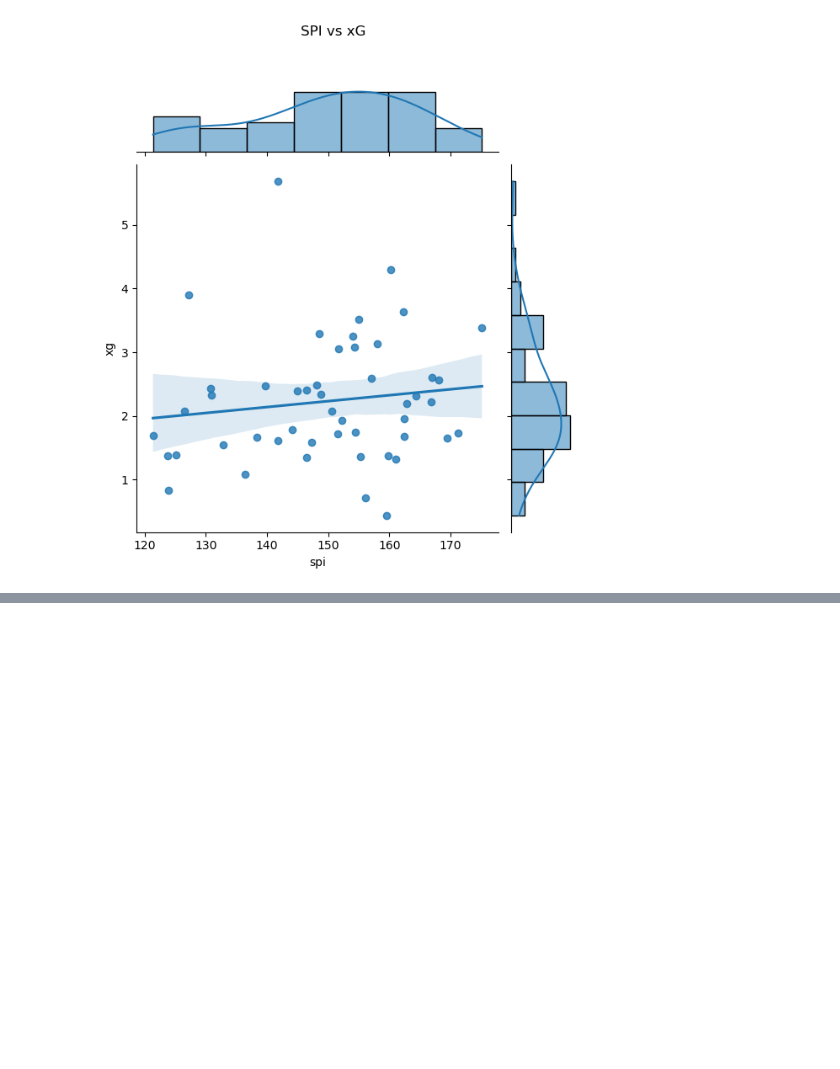
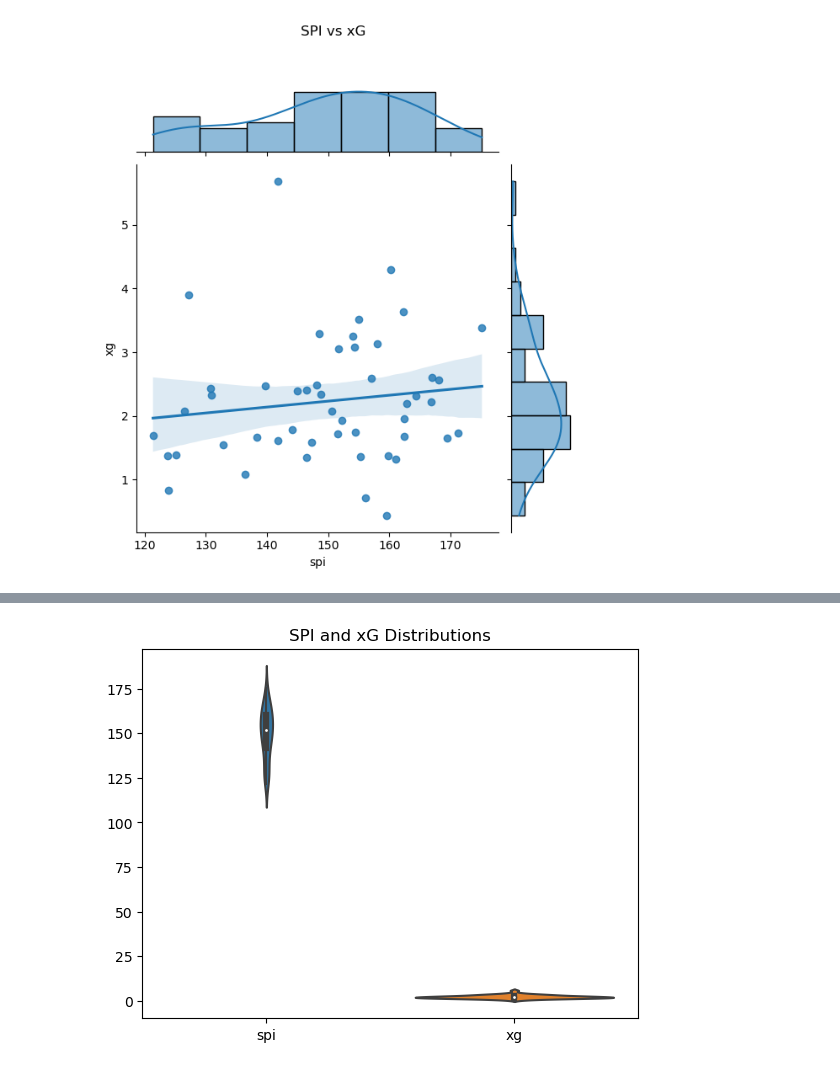
Before and after one commit to ubco-W2022T2-data301/project-group-group41, a Jupyter notebook: analysis/analysis3_Tony_Ngo.ipynb, the cells around one changed output, grey strips where cells are left out. Cells and saved outputs as stored; diff of their text form; code cells hidden in the pictures; blank space fills up the shorter version.

```diff
--- a/analysis/analysis3_Tony_Ngo.ipynb
+++ b/analysis/analysis3_Tony_Ngo.ipynb
@@ -389,0 +480,7 @@ plt.show()
+# %%
+# Plot SPI and xG distributions
+sns.violinplot(data=spi_xg_df[['spi', 'xg']])
+plt.title('SPI and xG Distributions')
+plt.show()
+# %% [output]
+[figure, added]
```
Also changed, not shown: parts of 21 cells of this notebook, 1 other file.
